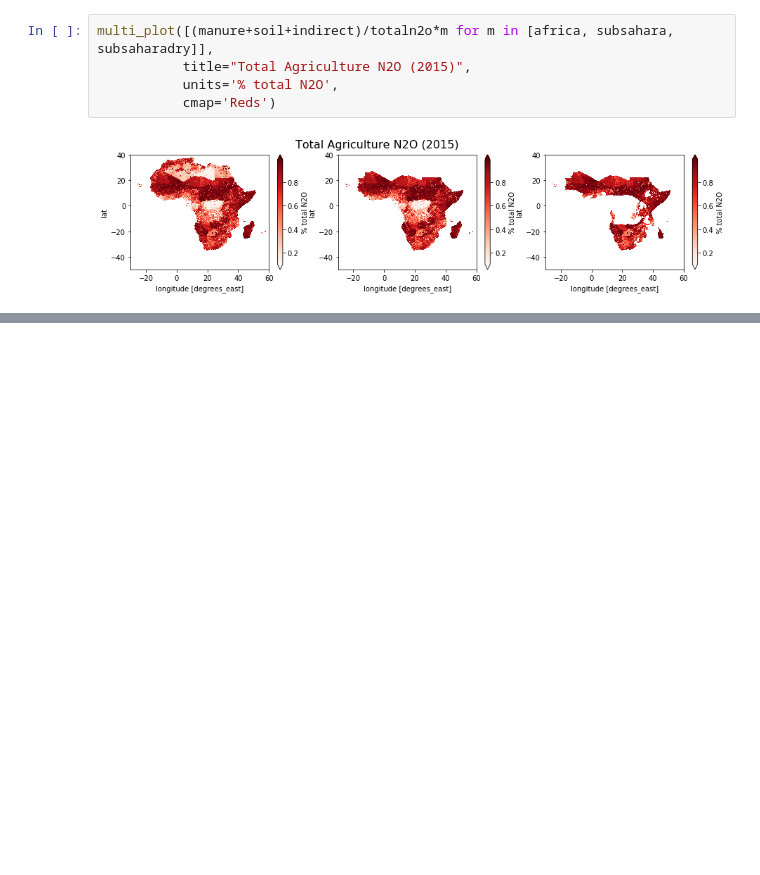
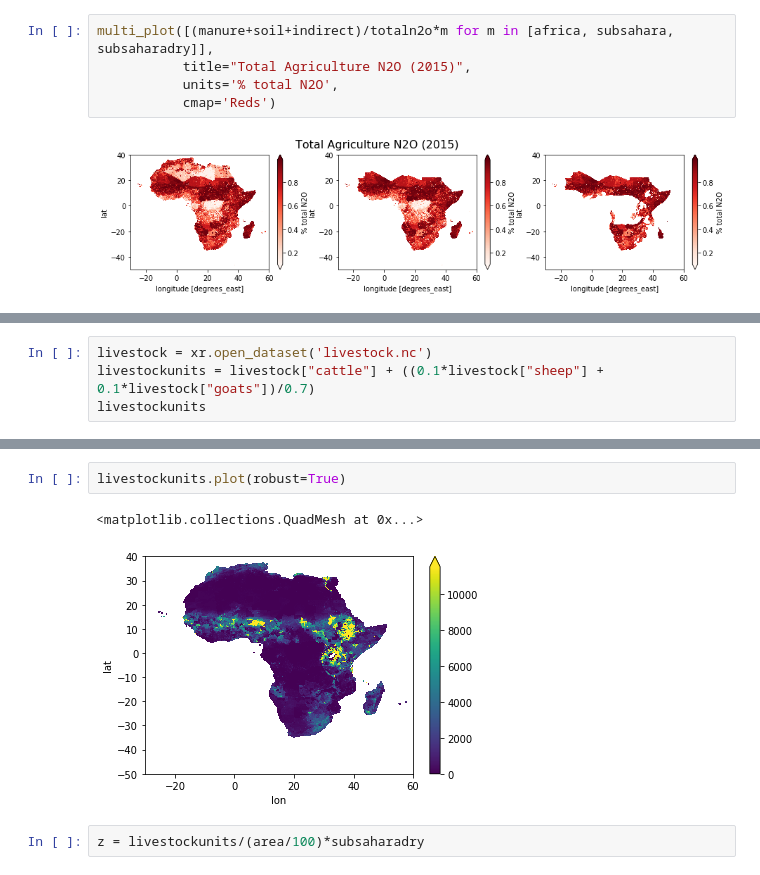
Before and after one commit to cwerner/edgar5-analysis-africa, a Jupyter notebook: analysis.ipynb, the cells around one changed output, grey strips where cells are left out. Cells and saved outputs as stored; diff of their text form; blank space fills up the shorter version.

```diff
--- a/analysis.ipynb
+++ b/analysis.ipynb
@@ -300,0 +303,4 @@ multi_plot([(manure+soil+indirect)/totaln2o*m for m in [africa, subsahara, subsa
+# %%
+livestock = xr.open_dataset('livestock.nc')
+livestockunits = livestock["cattle"] + ((0.1*livestock["sheep"] + 0.1*livestock["goats"])/0.7)
+livestockunits
@@ -300,0 +319,7 @@ multi_plot([(manure+soil+indirect)/totaln2o*m for m in [africa, subsahara, subsa
+# %%
+livestockunits.plot(robust=True)
+# %% [output]
+<matplotlib.collections.QuadMesh at 0x...>
+[figure, added]
+# %%
+z = livestockunits/(area/100)*subsaharadry
```
Also changed, not shown: parts of 6 cells of this notebook.
